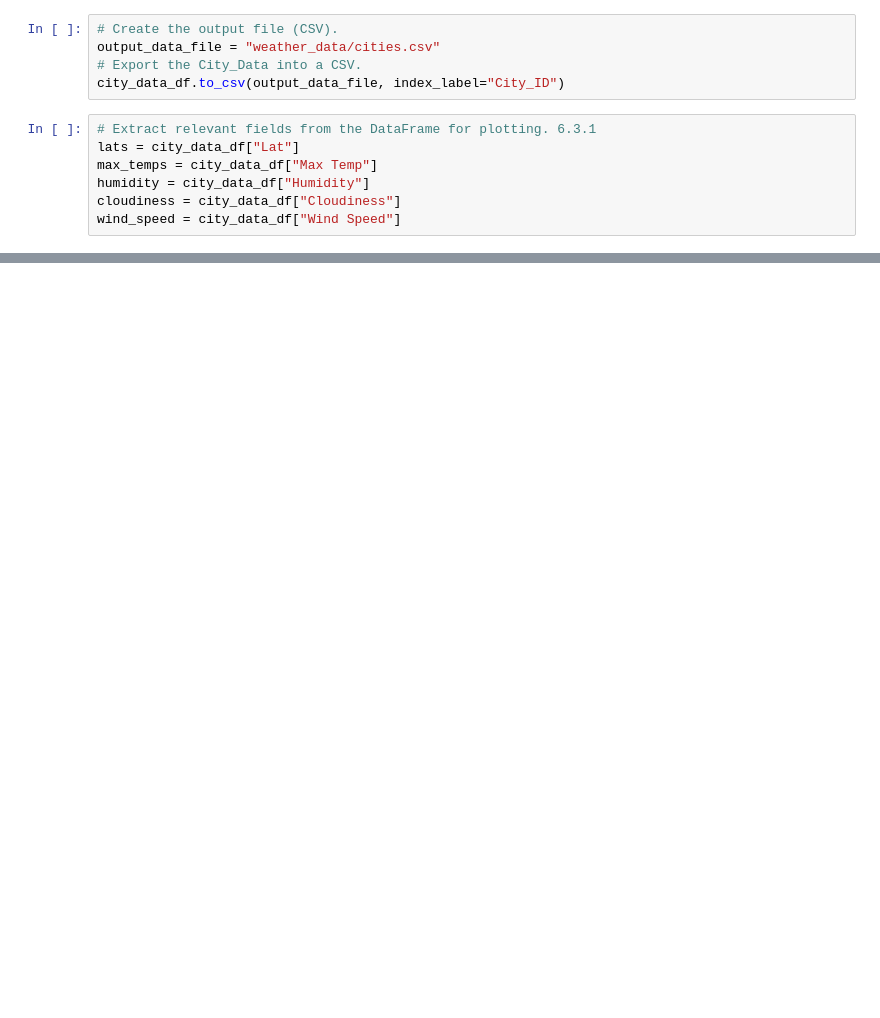
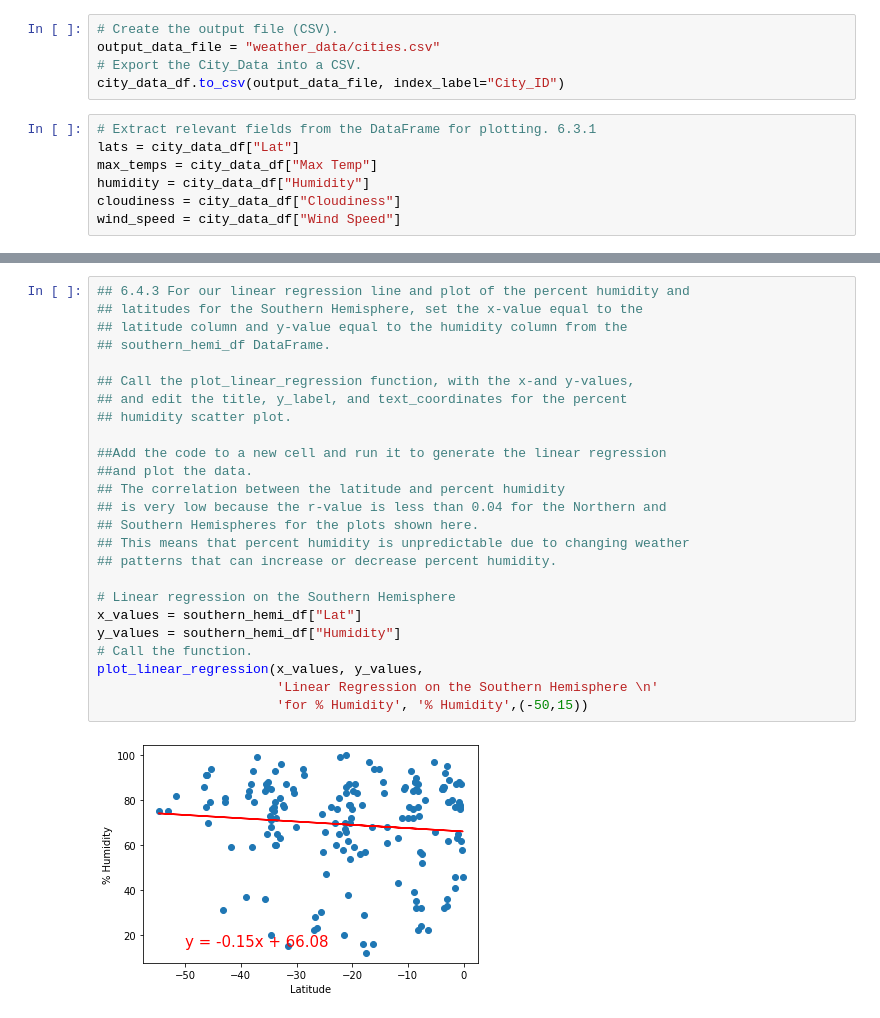
Before and after one commit to LleeMcD/World_Weather_Analysis, a Jupyter notebook: WeatherPy.ipynb, the cells around one changed output, grey strips where cells are left out. Drawn from its saved outputs; the diff is of its cells as text; blank space fills up the shorter version.

```diff
--- a/WeatherPy.ipynb
+++ b/WeatherPy.ipynb
@@ -245,0 +430,27 @@ plt.show()
+# %%
+## 6.4.3 For our linear regression line and plot of the percent humidity and
+## latitudes for the Southern Hemisphere, set the x-value equal to the
+## latitude column and y-value equal to the humidity column from the
+## southern_hemi_df DataFrame.
+
+## Call the plot_linear_regression function, with the x-and y-values,
+## and edit the title, y_label, and text_coordinates for the percent
+## humidity scatter plot.
+
+##Add the code to a new cell and run it to generate the linear regression
+##and plot the data.
+## The correlation between the latitude and percent humidity
+## is very low because the r-value is less than 0.04 for the Northern and
+## Southern Hemispheres for the plots shown here.
+## This means that percent humidity is unpredictable due to changing weather
+## patterns that can increase or decrease percent humidity.
+
+# Linear regression on the Southern Hemisphere
+x_values = southern_hemi_df["Lat"]
+y_values = southern_hemi_df["Humidity"]
+# Call the function.
+plot_linear_regression(x_values, y_values,
+                       'Linear Regression on the Southern Hemisphere \n'
+                       'for % Humidity', '% Humidity',(-50,15))
+# %% [output]
+[figure, added]
```
Also changed, not shown: parts of 23 cells of this notebook.
